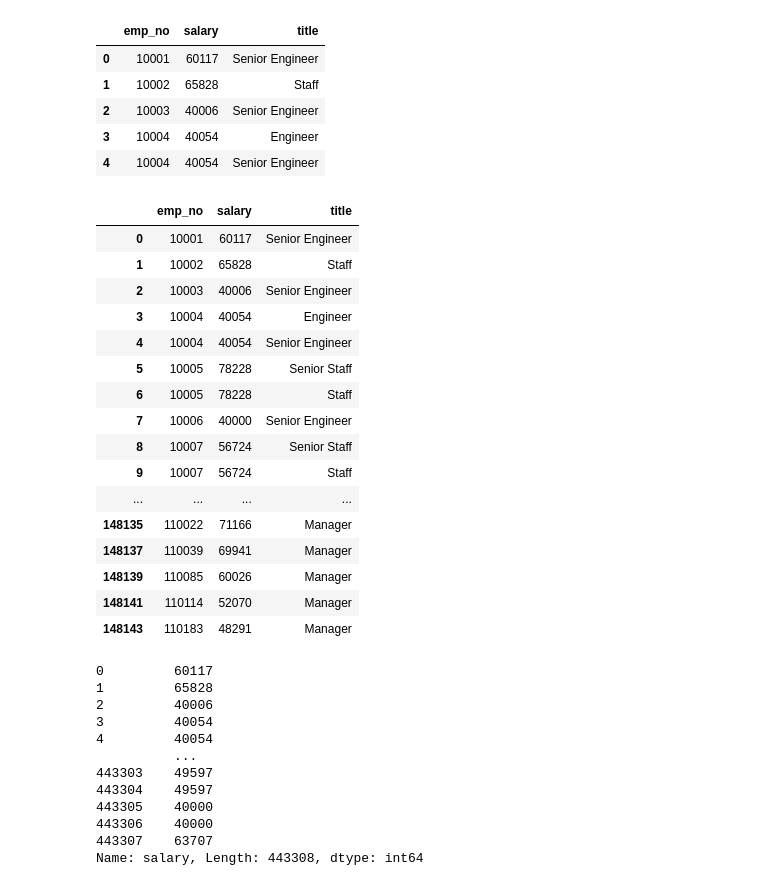
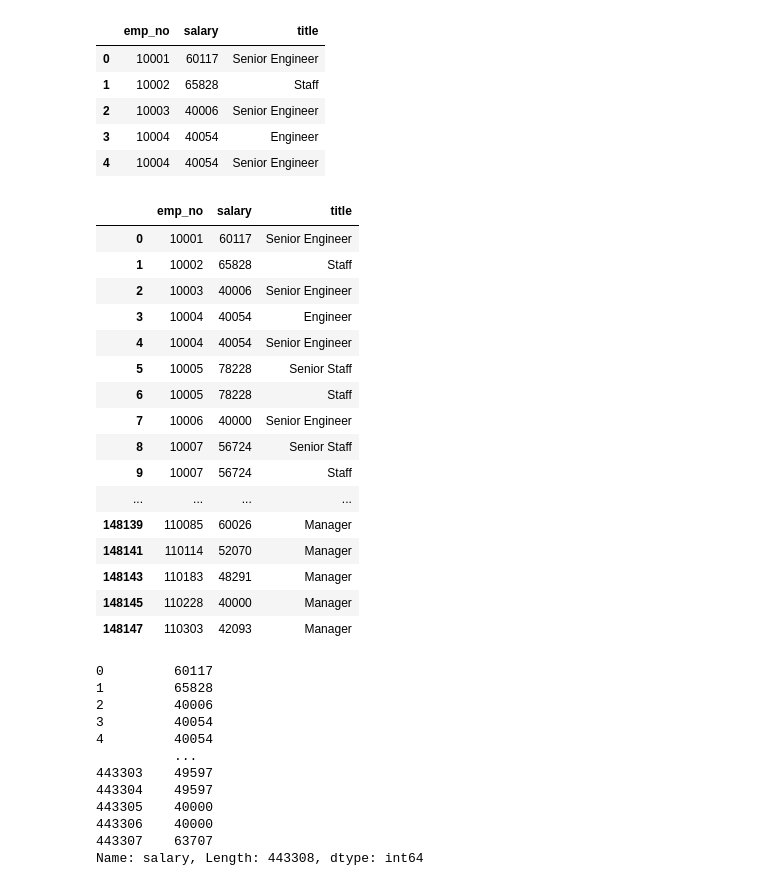
Before and after one commit to Alex8ab/sql-challenge, a Jupyter notebook: Bonus.ipynb, the cells around one changed output. Drawn from its saved outputs; the diff is of its cells as text; code cells hidden in the pictures.

```diff
--- a/Bonus.ipynb
+++ b/Bonus.ipynb
@@ -8,7 +7,7 @@ import numpy as np
 from sqlalchemy import create_engine
 # %%
 # Connect to the database
-engine = create_engine(f"postgresql://postgres:<passwordhere>@localhost:5432/Employees")
+engine = create_engine(f"postgresql://postgres:postgres@localhost:5432/Employees")
 conn = engine.connect()
 # %%
 # Create Data Frames
@@ -50,25 +49,25 @@ merged_df.head()
 # %%
 # Group by Title
 title_group_df = merged_df.groupby("title")
-title_group_df.head()
+title_group_df.head(7)
 # %% [output]
 |  | emp_no | salary | title |
 | 0 | 10001 | 60117 | Senior Engineer |
 | 1 | 10002 | 65828 | Staff |
 | 2 | 10003 | 40006 | Senior Engineer |
 | 3 | 10004 | 40054 | Engineer |
 | 4 | 10004 | 40054 | Senior Engineer |
 | 5 | 10005 | 78228 | Senior Staff |
 | 6 | 10005 | 78228 | Staff |
 | 7 | 10006 | 40000 | Senior Engineer |
 | 8 | 10007 | 56724 | Senior Staff |
 | 9 | 10007 | 56724 | Staff |
 | ... | ... | ... | ... |
-| 148135 | 110022 | 71166 | Manager |
-| 148137 | 110039 | 69941 | Manager |
 | 148139 | 110085 | 60026 | Manager |
 | 148141 | 110114 | 52070 | Manager |
 | 148143 | 110183 | 48291 | Manager |
+| 148145 | 110228 | 40000 | Manager |
+| 148147 | 110303 | 42093 | Manager |
 # %%
 # create a variable for histogram
 salary_hist = merged_df["salary"]
```
Also changed, not shown: parts of 1 cell of this notebook.
